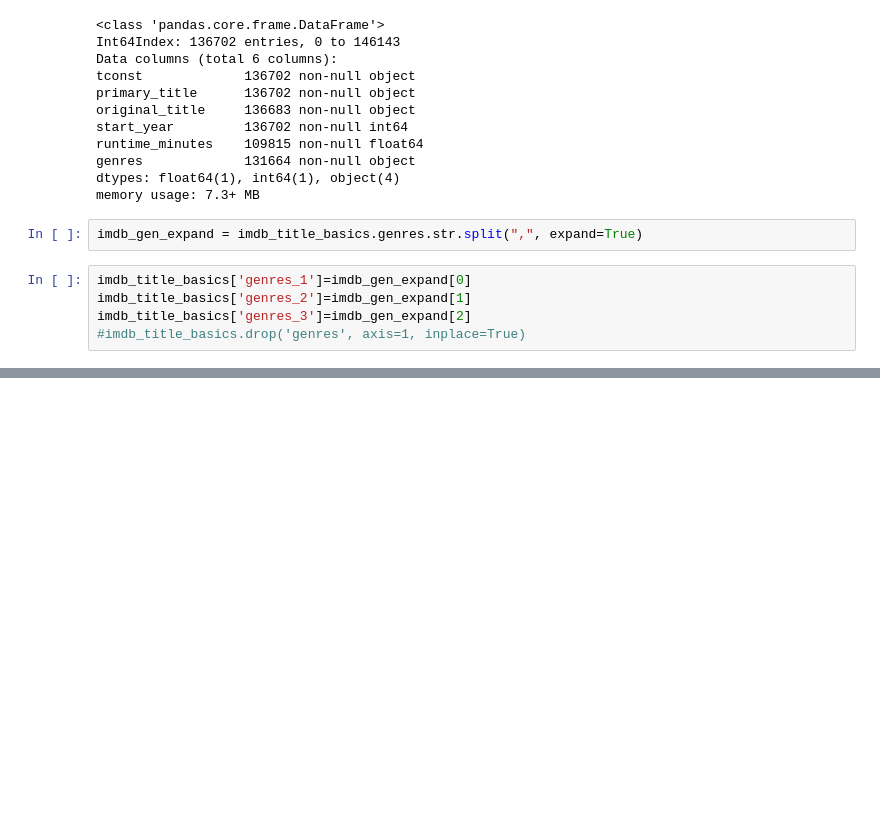
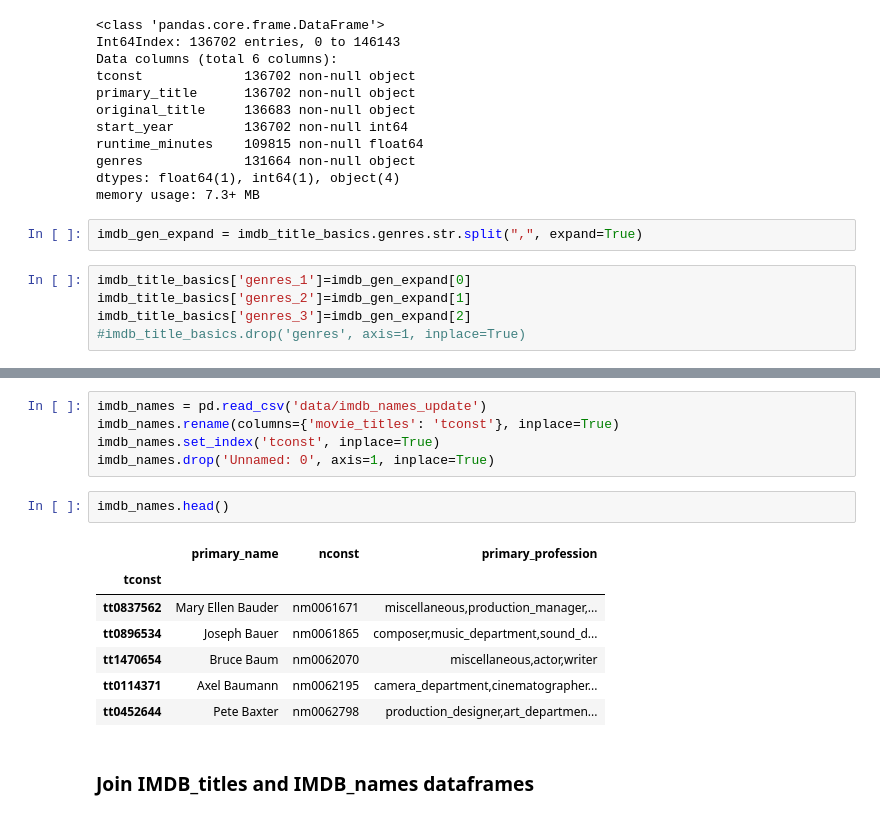
Before and after one commit to mishaberrien/Movie-Performance-Analysis, a Jupyter notebook: imdb_title_basics_cleaning.ipynb, the cells around one changed output, grey strips where cells are left out. Cells and saved outputs as stored; diff of their text form; blank space fills up the shorter version.

```diff
--- a/imdb_title_basics_cleaning.ipynb
+++ b/imdb_title_basics_cleaning.ipynb
@@ -48,0 +73,17 @@ imdb_title_basics.head()
+# %%
+imdb_names = pd.read_csv('data/imdb_names_update')
+imdb_names.rename(columns={'movie_titles': 'tconst'}, inplace=True)
+imdb_names.set_index('tconst', inplace=True)
+imdb_names.drop('Unnamed: 0', axis=1, inplace=True)
+# %%
+imdb_names.head()
+# %% [output]
+|  | primary_name | nconst | primary_profession |
+| tconst |  |  |  |
+| tt0837562 | Mary Ellen Bauder | nm0061671 | miscellaneous,production_manager,... |
+| tt0896534 | Joseph Bauer | nm0061865 | composer,music_department,sound_d... |
+| tt1470654 | Bruce Baum | nm0062070 | miscellaneous,actor,writer |
+| tt0114371 | Axel Baumann | nm0062195 | camera_department,cinematographer... |
+| tt0452644 | Pete Baxter | nm0062798 | production_designer,art_departmen... |
+# %% [markdown]
+### Join IMDB_titles and IMDB_names dataframes
```
Also changed, not shown: parts of 6 cells of this notebook, 4 other files.
